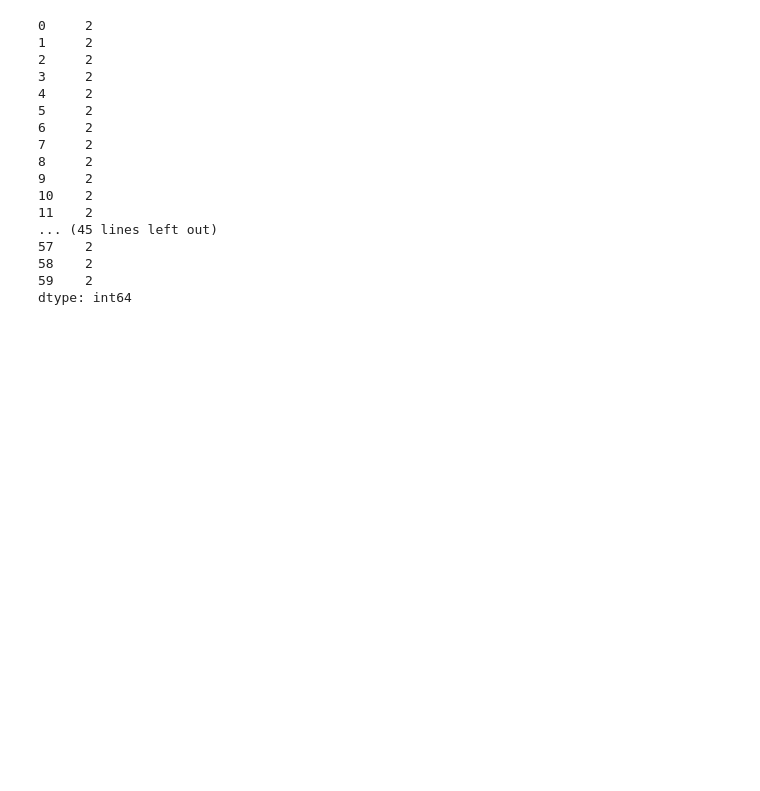
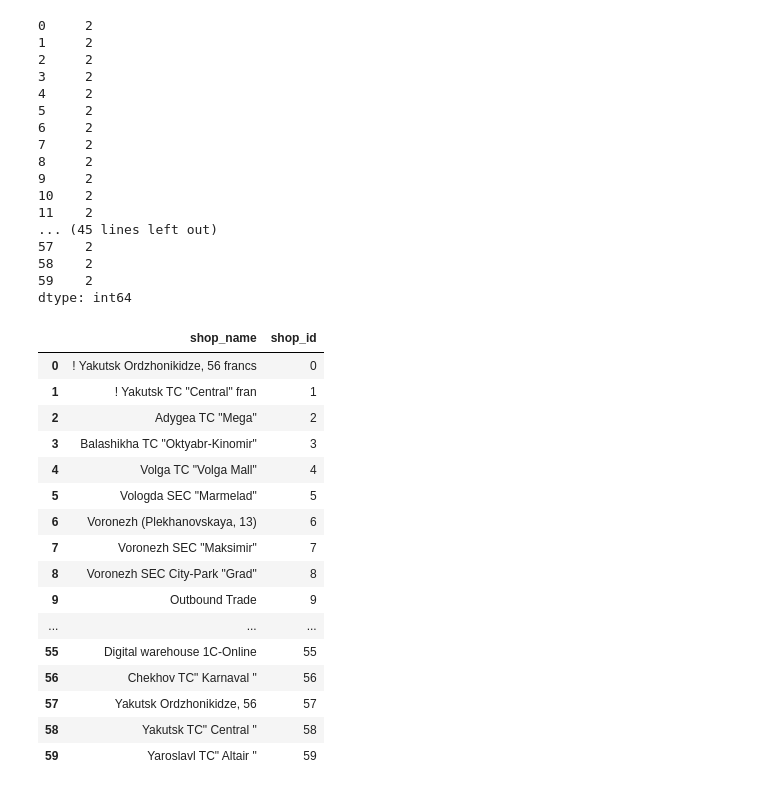
Before and after one commit to HedayaAli/ai_mar21, a Jupyter notebook: M4_Feature_Eng/07. Geoposition Enc/Geog_enco.ipynb, the cells around one changed output. Drawn from its saved outputs; the diff is of its cells as text; code cells hidden in the pictures; blank space fills up the shorter version.

```diff
--- a/M4_Feature_Eng/07. Geoposition Enc/Geog_enco.ipynb
+++ b/M4_Feature_Eng/07. Geoposition Enc/Geog_enco.ipynb
@@ -62,3 +69,23 @@ df.nunique(axis= 1)
 58    2
 59    2
 dtype: int64
+# %%
+df
+# %% [output]
+|  | shop_name | shop_id |
+| 0 | ! Yakutsk Ordzhonikidze, 56 francs | 0 |
+| 1 | ! Yakutsk TC "Central" fran | 1 |
+| 2 | Adygea TC "Mega" | 2 |
+| 3 | Balashikha TC "Oktyabr-Kinomir" | 3 |
+| 4 | Volga TC "Volga Mall" | 4 |
+| 5 | Vologda SEC "Marmelad" | 5 |
+| 6 | Voronezh (Plekhanovskaya, 13) | 6 |
+| 7 | Voronezh SEC "Maksimir" | 7 |
+| 8 | Voronezh SEC City-Park "Grad" | 8 |
+| 9 | Outbound Trade | 9 |
+| ... | ... | ... |
+| 55 | Digital warehouse 1C-Online | 55 |
+| 56 | Chekhov TC" Karnaval " | 56 |
+| 57 | Yakutsk Ordzhonikidze, 56 | 57 |
+| 58 | Yakutsk TC" Central " | 58 |
+| 59 | Yaroslavl TC" Altair " | 59 |
```
Also changed, not shown: parts of 15 cells of this notebook.
